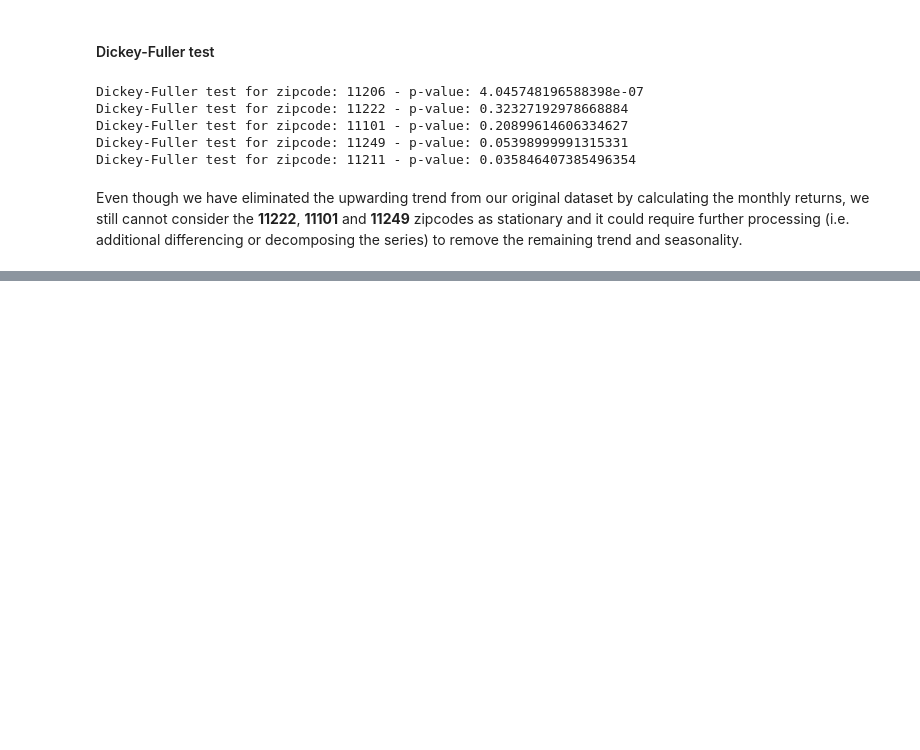
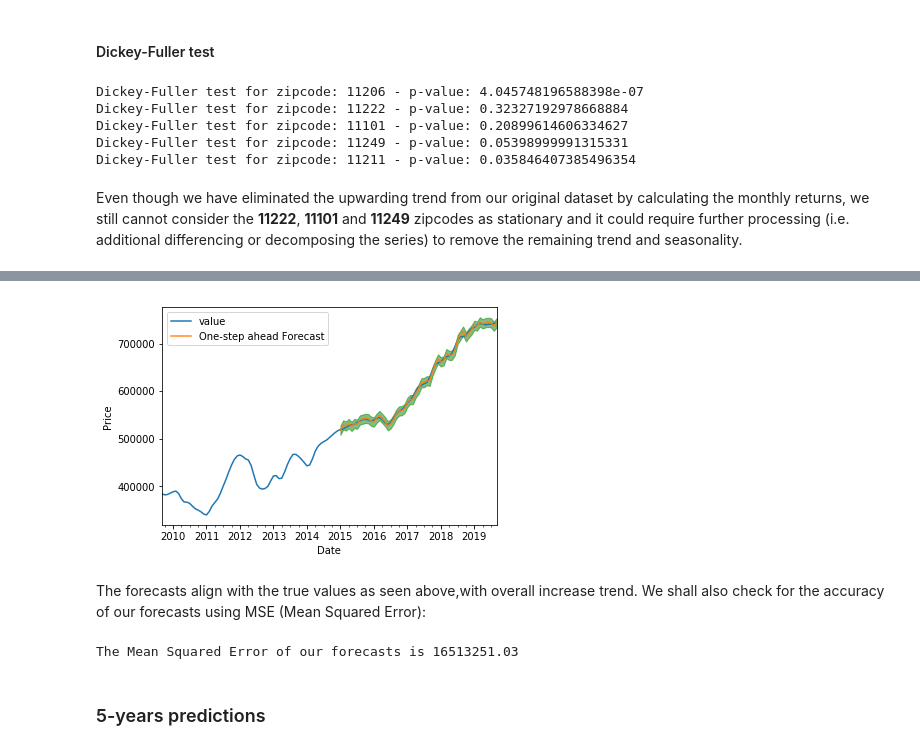
Before and after one commit to bartomolina/dsmod4project, a Jupyter notebook: student.ipynb, the cells around one changed output, grey strips where cells are left out. Cells and saved outputs as stored; diff of their text form; code cells hidden in the pictures; blank space fills up the shorter version.

```diff
--- a/student.ipynb
+++ b/student.ipynb
@@ -461,0 +576,37 @@ def get_datetimes(df):
+# %%
+# Plot real vs predicted values along with confidence interval
+
+#Plot observed values
+ax = df_ts_zipcode['11206'].drop('RegionName', axis=1).plot(label='observed')
+
+#Plot predicted values
+pred.predicted_mean.plot(ax=ax, label='One-step ahead Forecast', alpha=.9)
+
+#Plot the range for confidence intervals
+ax.fill_between(pred_conf.index,
+                pred_conf.iloc[:, 0],
+                pred_conf.iloc[:, 1], color='g', alpha=.5)
+
+#Set axes labels
+ax.set_xlabel('Date')
+ax.set_ylabel('Price')
+plt.legend()
+
+plt.show()
+# %% [output]
+[figure, added]
+# %% [markdown]
+The forecasts align with the true values as seen above,with overall increase trend. We shall also check for the accuracy of our forecasts using MSE (Mean Squared Error):
+# %%
+# Get the Real and predicted values
+price_forecasted = pred.predicted_mean
+price_truth = df_ts_zipcode['11206'].drop('RegionName', axis=1)['2015-01-01':].value
+
+# # Compute the mean square error
+mse = ((price_forecasted - price_truth) ** 2).mean()
+print('The Mean Squared Error of our forecasts is {}'.format(round(mse, 2)))
+# price_forecasted
+# %% [output]
+The Mean Squared Error of our forecasts is 16513251.03
+# %% [markdown]
+### 5-years predictions
```
Also changed, not shown: parts of 30 cells of this notebook.
